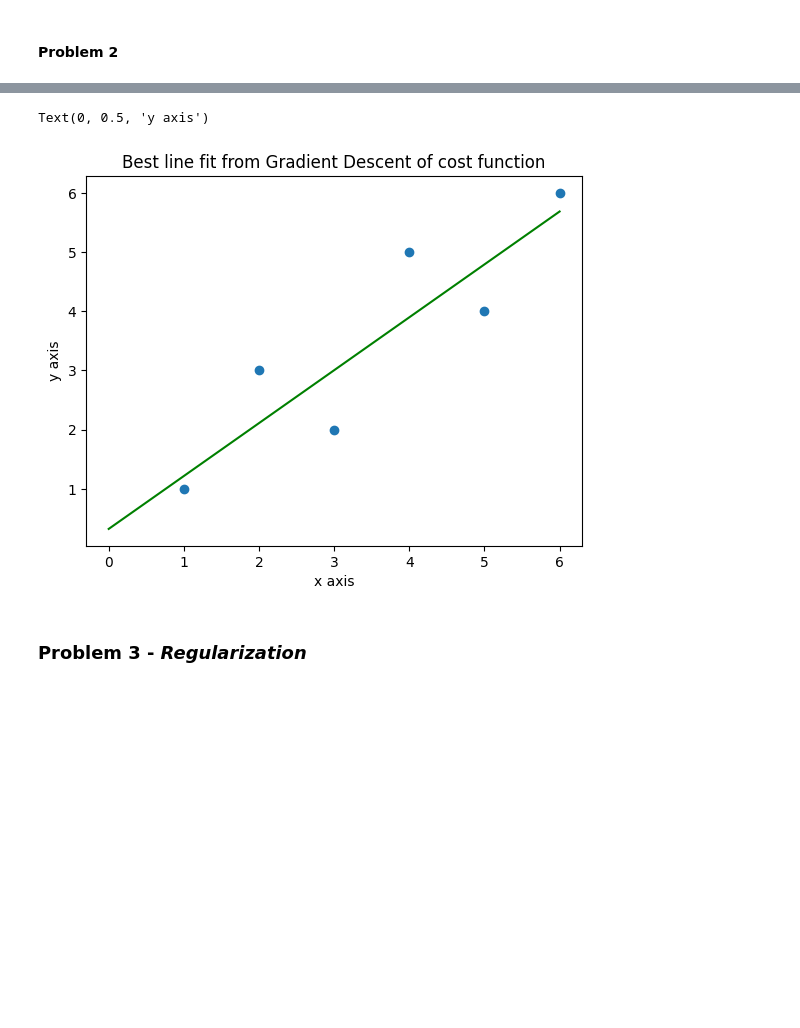
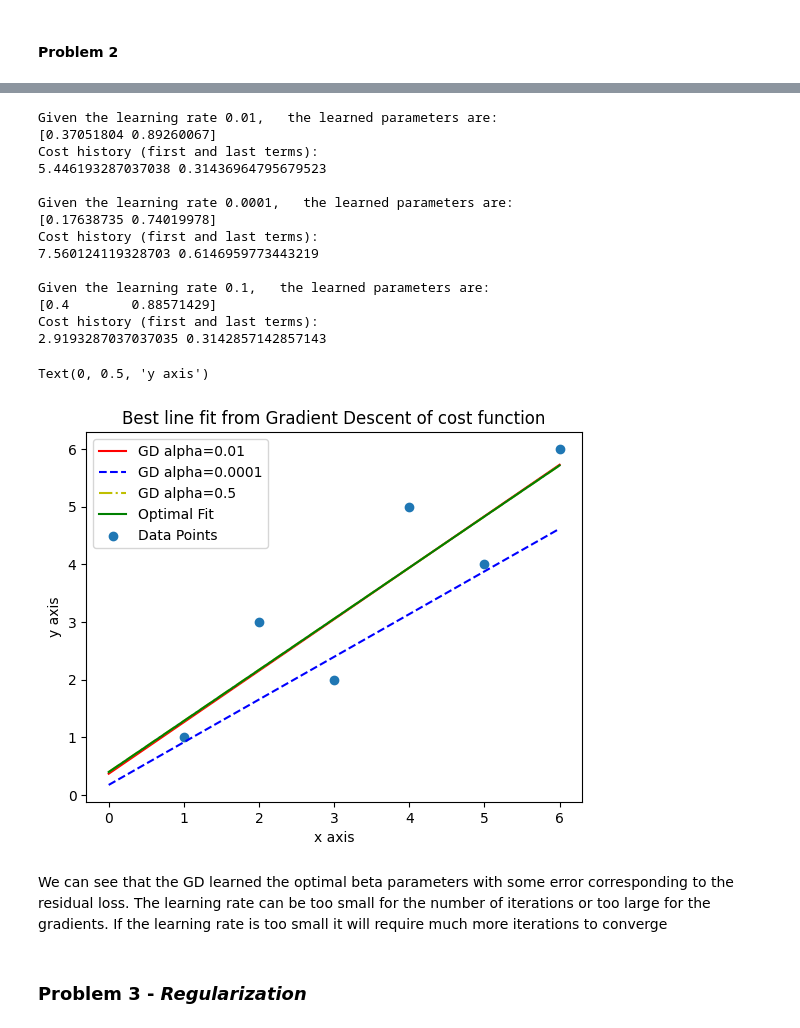
Before and after one commit to eladsimantov/Applied-ML-For-Engineers, a Jupyter notebook: HWks/HW2/HW2.ipynb, the cells around one changed output, grey strips where cells are left out. Saved outputs shown, nothing was run; the diff lists cells and outputs as text; code cells hidden in the pictures; blank space fills up the shorter version.

```diff
--- a/HWks/HW2/HW2.ipynb
+++ b/HWks/HW2/HW2.ipynb
@@ -78,12 +78,12 @@ beta_1 = sum((x - x_mu)*(y - y_mu)) / sum((x - x_mu)**2)
 beta_0 = y_mu - beta_1 * x_mu
 
 # plotting the data points and best line fit
-x_pred = np.linspace(0, 6, 100)
-y_pred = beta_0 + beta_1 * x_pred
-plt.plot(x_pred, y_pred, "r-")
+x_opt = np.linspace(0, 6, 100)
+y_opt = beta_0 + beta_1 * x_opt
+plt.plot(x_opt, y_opt, "r-")
 plt.scatter(x, y)
 plt.title("Best line fit from Linear Regression of data points")
 plt.xlabel("x axis")
 plt.ylabel("y axis")
-print(beta_0, beta_1)
+print(f'beta_0 = {beta_0}, beta_1 = {beta_1}')
 # %% [output]
@@ -192,15 +177,44 @@ Text(0, 0.5, 'Cost')
 # %%
 
-# Plot the Best line fit and the GD fit
+# Plot the Best line fit and the GD fit for different alphas
+betas, _ = gradient_descent(x, y, learning_rate=0.01)
 x_pred = np.linspace(0, 6, 100)
-y_pred = beta_0 + beta_1 * x_pred
-plt.plot(x_pred, y_pred, "g-")
-plt.scatter(x, y)
+y_pred = betas[0] + betas[1] * x_pred
+plt.plot(x_pred, y_pred, "r", label="GD alpha=0.01")
+
+betas, _ = gradient_descent(x, y, learning_rate=0.0001)
+y_pred = betas[0] + betas[1] * x_pred
+plt.plot(x_pred, y_pred, "b--", label="GD alpha=0.0001")
+
+betas, _ = gradient_descent(x, y, learning_rate=0.1)
+y_pred = betas[0] + betas[1] * x_pred
+plt.plot(x_pred, y_pred, "y-.", label="GD alpha=0.5")
+
+plt.plot(x_opt, y_opt, "g-", label="Optimal Fit")
+plt.scatter(x, y, label="Data Points")
+plt.legend()
 plt.title("Best line fit from Gradient Descent of cost function")
 plt.xlabel("x axis")
 plt.ylabel("y axis")
 # %% [output]
-Text(0, 0.5, 'y axis')
+Given the learning rate 0.01,   the learned parameters are:
+[0.37051804 0.89260067]
+Cost history (first and last terms):
+5.446193287037038 0.31436964795679523
+
+Given the learning rate 0.0001,   the learned parameters are:
+[0.17638735 0.74019978]
+Cost history (first and last terms):
+7.560124119328703 0.6146959773443219
+
+Given the learning rate 0.1,   the learned parameters are:
+[0.4        0.88571429]
+Cost history (first and last terms):
+2.9193287037037035 0.3142857142857143
+Text(0, 0.5, 'y axis')
-[figure, old version]
+[figure, new version]
+# %% [markdown]
+We can see that the GD learned the optimal beta parameters with some error corresponding to the residual loss.
+The learning rate can be too small for the number of iterations or too large for the gradients. If the learning rate is too small it will require much more iterations to converge
 # %% [markdown]
 ### Problem 3 - *Regularization*
```
Also changed, not shown: parts of 12 cells of this notebook.
